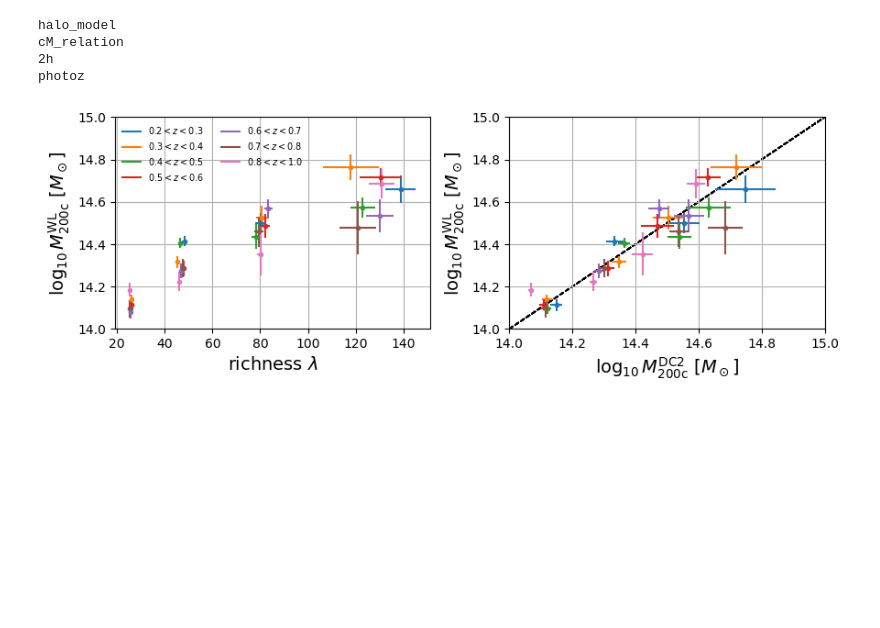
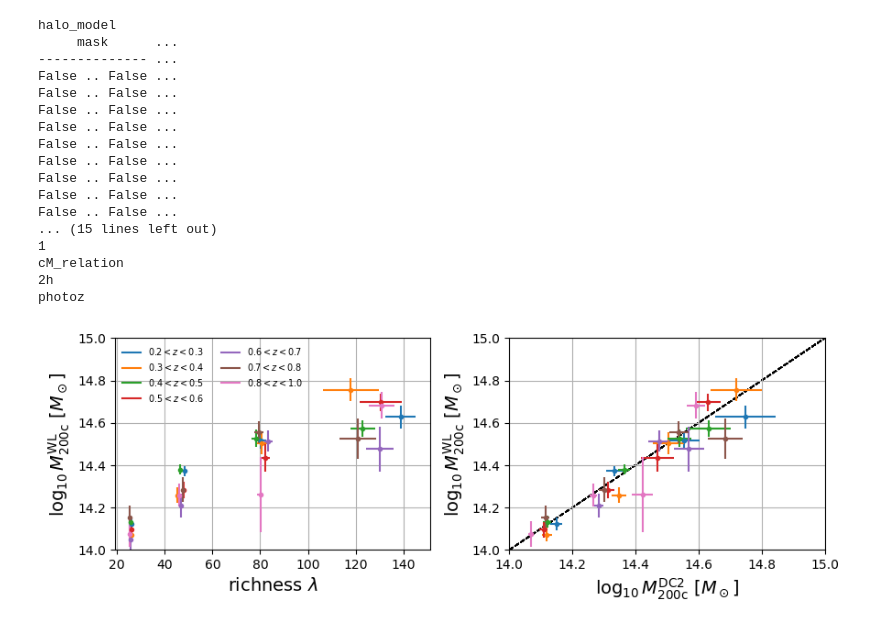
Before and after one commit to LSSTDESC/CLCosmo_Sim, a Jupyter notebook: cluster_scaling_relation_DC2/notebooks/cluster_masses.ipynb, the cells around one changed output. Drawn from its saved outputs; the diff is of its cells as text; code cells hidden in the pictures; blank space fills up the shorter version.

```diff
--- a/cluster_scaling_relation_DC2/notebooks/cluster_masses.ipynb
+++ b/cluster_scaling_relation_DC2/notebooks/cluster_masses.ipynb
@@ -73,7 +76,8 @@ m = np.linspace(14, 15, 10)
 color = ['C' + str(i) for i in range(len(analysis.Z_bin))]
 for case in analysisM.analysis.keys():
     print(case)
-    if case != 'cM_relation': continue
+    if case != 'halo_model':
+        continue
     analysis_list = analysisM.analysis[case]
     if len(analysis_list)==1: continue
     fig, ax = plt.subplots(1, 2,figsize=(10,3),)
@@ -81,8 +85,11 @@ for case in analysisM.analysis.keys():
     for i in range(len(analysis_list)):
         file_to_load = analysis_list[i]['name_save']
         title = file_to_load.split('../../cluster_mass_measurement/cluster-masses_')[1].split('.pkl')[0]
-        if title != '1-halo=nfw+c-M=Diemer15_photoz=Truez': continue
+        if title != '1-halo=nfw+c-M=None_rmin=1.0-rmax=5.5_photoz=Truez':
+            print(1)
+            continue
         f = Table(np.load(file_to_load, allow_pickle = True)['masses'])
+        print(f)
         for k, z_bin in enumerate(analysis.Z_bin):
             if i==0:
                 ax[0].plot([],[], '-',label = f'{z_bin[0]:.1f}'+ r'$< z < $'+ f'{z_bin[1]:.1f}', color = color[k])
@@ -96,31 +103,44 @@ for case in analysisM.analysis.keys():
                 richness = f_cut['obs_mean']
                 richness_err = f_cut['obs_rms']
                 logm200w = f_cut['log10M200c_WL']
                 logm200w_err = f_cut['err_log10M200c_WL']
                 ax[0].errorbar(richness, logm200w, yerr=logm200w_err, xerr=richness_err, color = color[k], marker='.', )
                 ax[0].grid(True)
                 ax[0].set_ylim(14, 15)
                 ax[0].set_ylabel(r'$\log_{10}M_{\rm 200c}^{\rm WL}\ [M_\odot]$', fontsize=14)
                 ax[0].set_xlabel(r'richness $\lambda$', fontsize=14)
 
 
                 mask_z = (dat_open['cat1_ztrue_cg'] > z_bin[0])*(dat_open['cat1_ztrue_cg'] < z_bin[1])
                 mask_r = (dat_open['cat1_richness'] > r_bin[0])*(dat_open['cat1_richness'] < r_bin[1])
                 mask = mask_z * mask_r
                 mean_logm_true = np.log10(np.mean(dat_open['cat2_M200c'][mask]))
                 mean_logm_true_err = np.std(np.log10(dat_open['cat2_M200c'][mask]))/np.sqrt(len(mask[mask==True]))
                 ax[1].errorbar(mean_logm_true, logm200w, yerr=logm200w_err, xerr=mean_logm_true_err, color = color[k], marker='.')
                 ax[1].plot(m, m, '--k', zorder=0, lw=1)
                 ax[1].set_ylabel(r'$\log_{10}M_{\rm 200c}^{\rm WL}\ [M_\odot]$', fontsize=14)
                 ax[1].set_xlabel(r'$\log_{10}M_{\rm 200c}^{\rm DC2}\ [M_\odot]$', fontsize=14)
                 title = file_to_load.split('../../cluster_mass_measurement/cluster-masses_')[1].split('.pkl')[0]
                 ax[1].grid(True)
                 ax[1].set_ylim(14, 15)
                 ax[1].set_xlim(14, 15)
 plt.savefig(f'../../fig/cluster_masses_paper.png', bbox_inches='tight', dpi=300)
 # %% [output]
 halo_model
+     mask      ...
+-------------- ...
+False .. False ...
+False .. False ...
+False .. False ...
+False .. False ...
+False .. False ...
+False .. False ...
+False .. False ...
+False .. False ...
+False .. False ...
+... (15 lines left out)
+1
 cM_relation
 2h
 photoz
-[figure, old version]
+[figure, new version]
```
Also changed, not shown: parts of 2 cells of this notebook, 8 other files.
